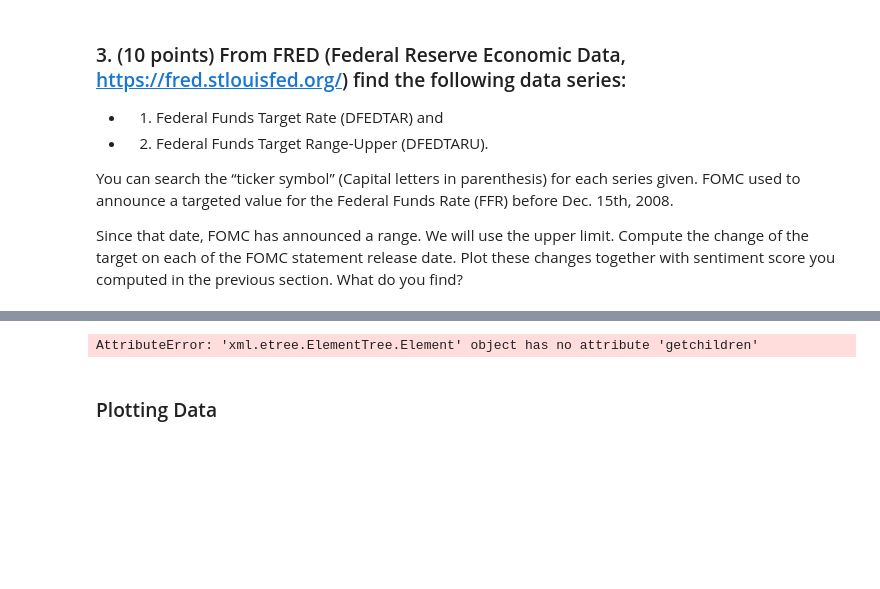
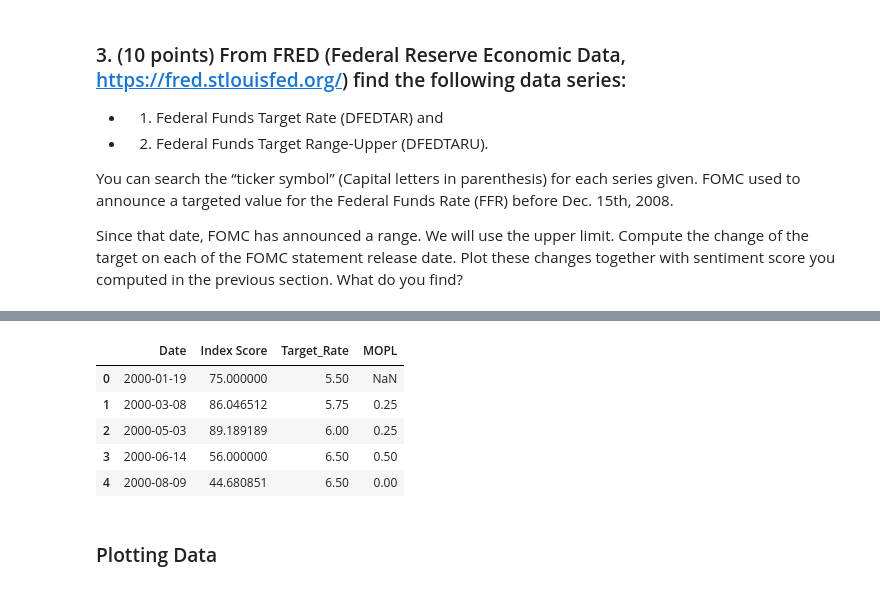
Before and after one commit to AntonioPineda29/Topics_Economics, a Jupyter notebook: 02_FOMC_statements_v4.ipynb, the cells around one changed output, grey strips where cells are left out. Saved outputs shown, nothing was run; the diff lists cells and outputs as text; code cells hidden in the pictures; blank space fills up the shorter version.

```diff
--- a/02_FOMC_statements_v4.ipynb
+++ b/02_FOMC_statements_v4.ipynb
@@ -666,26 +697,34 @@ fred = Fred(api_key = fred_api_key)
 # %%
-dfedtar_data = fred.get_series('DFEDTAR')
-dfedtaru_data = fred.get_series('DFEDTARU')
+# dfedtar_data = fred.get_series('DFEDTAR')
+# dfedtaru_data = fred.get_series('DFEDTARU')
 
-fed_data = pd.DataFrame({'DFEDTAR': dfedtar_data, 'DFEDTARU': dfedtaru_data})
+# fed_data = pd.DataFrame({'DFEDTAR': dfedtar_data, 'DFEDTARU': dfedtaru_data})
 
-cutoff_date = pd.Timestamp('2008-12-15')
-fed_data['Target_Rate'] = fed_data.apply(
-    lambda row: row['DFEDTAR'] if row.name <= cutoff_date else row['DFEDTARU'], axis=1)
+# cutoff_date = pd.Timestamp('2008-12-15')
 
-fed_data = fed_data.drop(columns=['DFEDTAR', 'DFEDTARU'])
+# # Assign 'Target_Rate' based on the cutoff date condition
+# fed_data['Target_Rate'] = fed_data['DFEDTAR']
+# fed_data.loc[fed_data.index > cutoff_date, 'Target_Rate'] = fed_data['DFEDTARU']
 
-fed_data.head()
+# fed_data = fed_data.drop(columns=['DFEDTAR', 'DFEDTARU'])
+
+# fed_data.head()
-# %% [output]
-AttributeError: 'xml.etree.ElementTree.Element' object has no attribute 'getchildren'
 # %%
-fed_data.index = pd.to_datetime(fed_data.index)
+#fed_data.index = pd.to_datetime(fed_data.index)
+date_indx_score_df.reset_index(inplace = True)
 date_indx_score_df['Date'] = pd.to_datetime(date_indx_score_df['Date'])
 
-merged_data = pd.merge(date_indx_score_df, fed_data, left_on='Date', right_index=True, how='inner')
-merged_data['Change_Target_Rate'] = merged_data['Target_Rate'].diff()
+doc_index_score_ffr_target_df = pd.merge(date_indx_score_df, fed_data, left_on = 'Date', right_on = 'Date', how = 'inner')
+doc_index_score_ffr_target_df['MOPL'] = doc_index_score_ffr_target_df['Target_Rate'].diff()
 
-merged_data.head()
+doc_index_score_ffr_target_df.head()
+# %% [output]
+|  | Date | Index Score | Target_Rate | MOPL |
+| 0 | 2000-01-19 | 75.000000 | 5.50 | NaN |
+| 1 | 2000-03-08 | 86.046512 | 5.75 | 0.25 |
+| 2 | 2000-05-03 | 89.189189 | 6.00 | 0.25 |
+| 3 | 2000-06-14 | 56.000000 | 6.50 | 0.50 |
+| 4 | 2000-08-09 | 44.680851 | 6.50 | 0.00 |
 # %% [markdown]
 ### Plotting Data
 # %%
```
Also changed, not shown: parts of 16 cells of this notebook.
